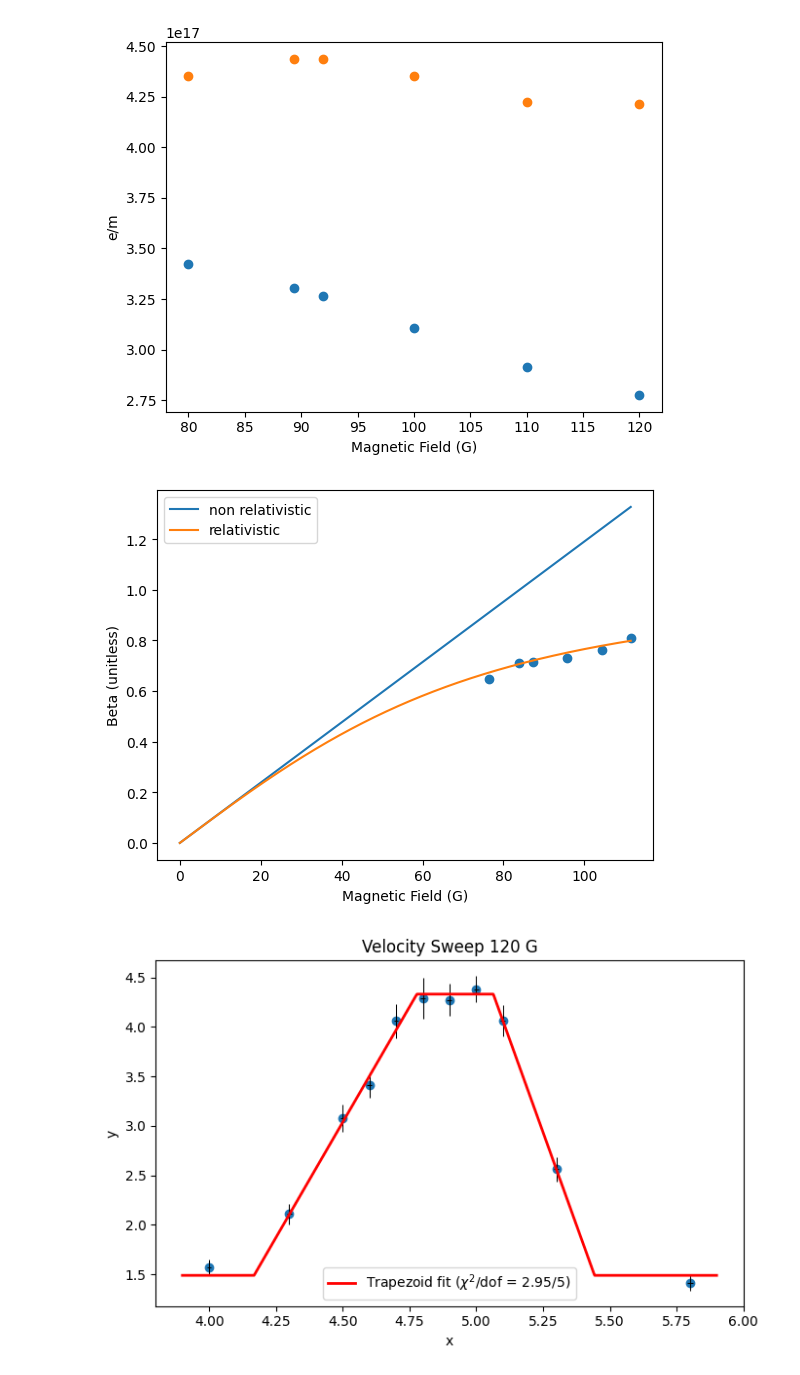
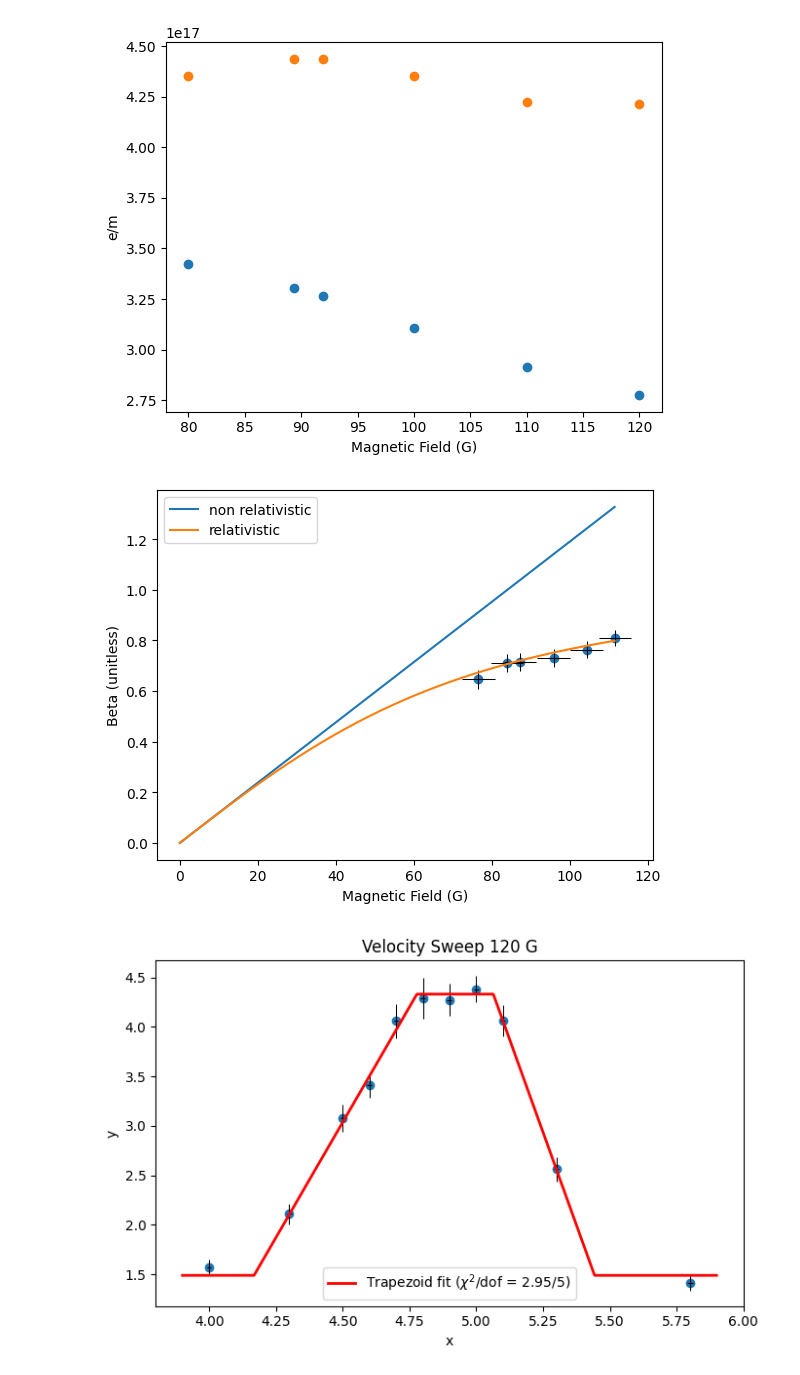
Before and after one commit to nikokopp/jlab, a Jupyter notebook: relativistic_dynamics/analysis/elliott_analysis.ipynb, the cells around one changed output. Cells and saved outputs as stored; diff of their text form; code cells hidden in the pictures.

Commit message:
corrected B field measurements and error bars

```diff
--- a/relativistic_dynamics/analysis/elliott_analysis.ipynb
+++ b/relativistic_dynamics/analysis/elliott_analysis.ipynb
@@ -288,15 +321,27 @@ B = np.array([80, 89.4, 91.9, 100, 110, 120])
 mag = 99.69
 calib = [[104.0, -102.2], [106.0, -103.6], [105.0, -105.4], [104.0, -102.2], [105.1, -106.2], [107.3, -107.4]]
 
-z = [np.mean(np.array(pair)) for pair in calib]                        #zero offset
-s = [np.sum(np.abs(np.array(pair))) / (2 * mag) for pair in calib]     #scale
+z = np.array([np.mean(np.array(pair)) for pair in calib])                        #zero offset
+s = np.array([np.sum(np.abs(np.array(pair))) / (2 * mag) for pair in calib])     #scale
 
-B = (B - z) / s     #get true B from offset and scale
+sigma_z = np.sqrt(0.02**2 + 0.02**2) / 2
+sigma_s = np.sqrt((0.02**2 + 0.02**2)/(2*mag)**2 + (0.01*s)**2)
+sigma_B = m * 0.2
+print(sigma_B)
 
-Berr = [[],[]]                                # Gauss
+B_corrected = (B - z) / s     #get true B from offset and scale
+Berr = np.sqrt(sigma_B**2 + sigma_z**2 + B_corrected**2 * sigma_s**2) / np.abs(s)
+                             # Gauss
 V = np.array([2.6688, 3.2185, 3.3592, 3.7834, 4.2964, 4.8713])      # kV
 Verr = np.array([0.0121, 0.0145, 0.0086, 0.0112, 0.0142, 0.0115])
 d = 0.180                                                           # cm
+derr = 0.003
 
 E = V / d * 1000 * 3.336e-3
-beta = E / B
+Eerr = E * np.sqrt((Verr/V)**2 + (derr/d)**2)
+
+beta = E / B_corrected
+betaerr = beta * np.sqrt((Eerr/E)**2 + (Berr/B_corrected)**2)
+
+print(beta)
+print(betaerr)
@@ -303,5 +352,5 @@ beta = E / B
 # %%
-model_x = np.linspace(0,np.max(B),1000)
+model_x = np.linspace(0,np.max(B_corrected),1000)
 
 mc2 = 8.18727e-7        # ergs
 rho = 40.6 / 2          # cm
@@ -332,15 +381,16 @@ plt.show()
 [figure]
 # %%
 plt.figure()
-plt.scatter(B, beta)
+plt.scatter(B_corrected, beta)
+plt.errorbar(B_corrected, beta, yerr=betaerr, xerr=Berr, fmt='none', ecolor='black', linewidth=0.75)
 plt.plot(model_x, model_nonrel(model_x),label='non relativistic')
 plt.plot(model_x, model_rel(model_x),label='relativistic')
 plt.xlabel('Magnetic Field (G)')
 plt.ylabel('Beta (unitless)')
 plt.legend()
 plt.show()
 # %% [output]
-[figure, old version]
+[figure, new version]
 # %%
 def trapezoid(x, x_start, rise_width, plateau_width, fall_width, height, baseline):
     """Trapezoid: baseline -> ramps up over rise_width -> flat plateau -> ramps down."""
```
Also changed, not shown: parts of 3 cells of this notebook.
